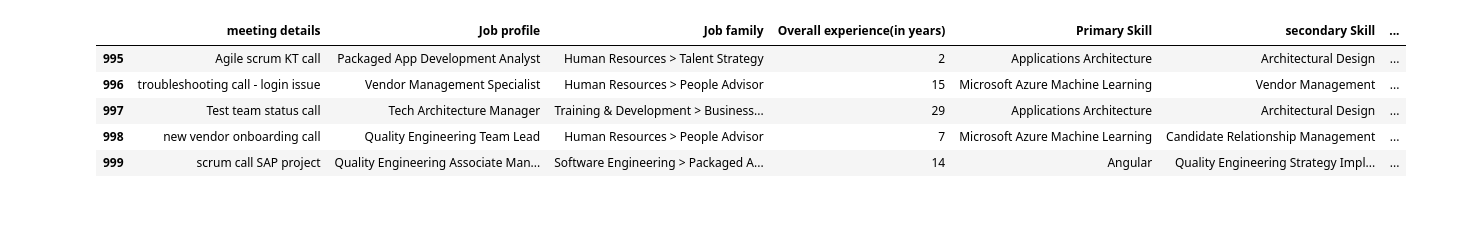
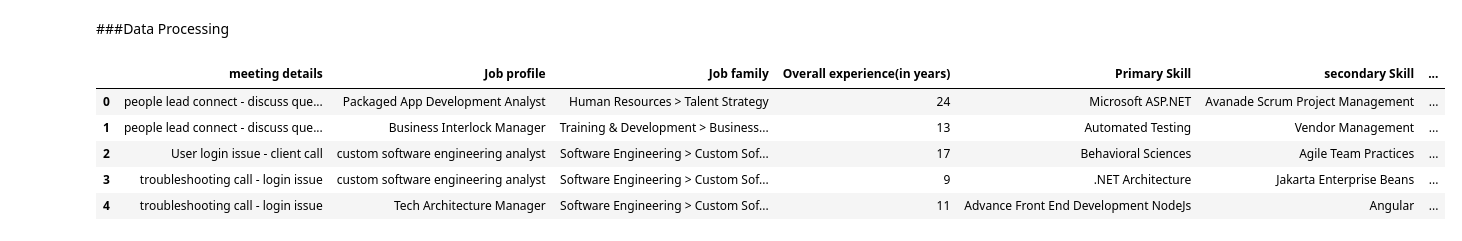
Before and after one commit to vivekkishore/Pythonbasics, a Jupyter notebook: pjrank1.ipynb, the cells around one changed output. Drawn from its saved outputs; the diff is of its cells as text; code cells hidden in the pictures; blank space fills up the shorter version.

```diff
--- a/pjrank1.ipynb
+++ b/pjrank1.ipynb
@@ -54,9 +75,11 @@ See the caveats in the documentation: https://pandas.pydata.org/pandas-docs/stab
+# %% [markdown]
+###Data Processing
 # %%
-pjrankdf1.tail()
+pjrankdf1.head()
 # %% [output]
 |  | meeting details | Job profile | Job family | Overall experience(in years) | Primary Skill | secondary Skill | ... |
-| 995 | Agile scrum KT call | Packaged App Development Analyst | Human Resources > Talent Strategy | 2 | Applications Architecture | Architectural Design | ... |
-| 996 | troubleshooting call - login issue | Vendor Management Specialist | Human Resources > People Advisor | 15 | Microsoft Azure Machine Learning | Vendor Management | ... |
-| 997 | Test team status call | Tech Architecture Manager | Training & Development > Business... | 29 | Applications Architecture | Architectural Design | ... |
-| 998 | new vendor onboarding call | Quality Engineering Team Lead | Human Resources > People Advisor | 7 | Microsoft Azure Machine Learning | Candidate Relationship Management | ... |
-| 999 | scrum call SAP project | Quality Engineering Associate Man... | Software Engineering > Packaged A... | 14 | Angular | Quality Engineering Strategy Impl... | ... |
+| 0 | people lead connect - discuss que... | Packaged App Development Analyst | Human Resources > Talent Strategy | 24 | Microsoft ASP.NET | Avanade Scrum Project Management | ... |
+| 1 | people lead connect - discuss que... | Business Interlock Manager | Training & Development > Business... | 13 | Automated Testing | Vendor Management | ... |
+| 2 | User login issue - client call | custom software engineering analyst | Software Engineering > Custom Sof... | 17 | Behavioral Sciences | Agile Team Practices | ... |
+| 3 | troubleshooting call - login issue | custom software engineering analyst | Software Engineering > Custom Sof... | 9 | .NET Architecture | Jakarta Enterprise Beans | ... |
+| 4 | troubleshooting call - login issue | Tech Architecture Manager | Software Engineering > Custom Sof... | 11 | Advance Front End Development NodeJs | Angular | ... |
```
Also changed, not shown: parts of 5 cells of this notebook.
